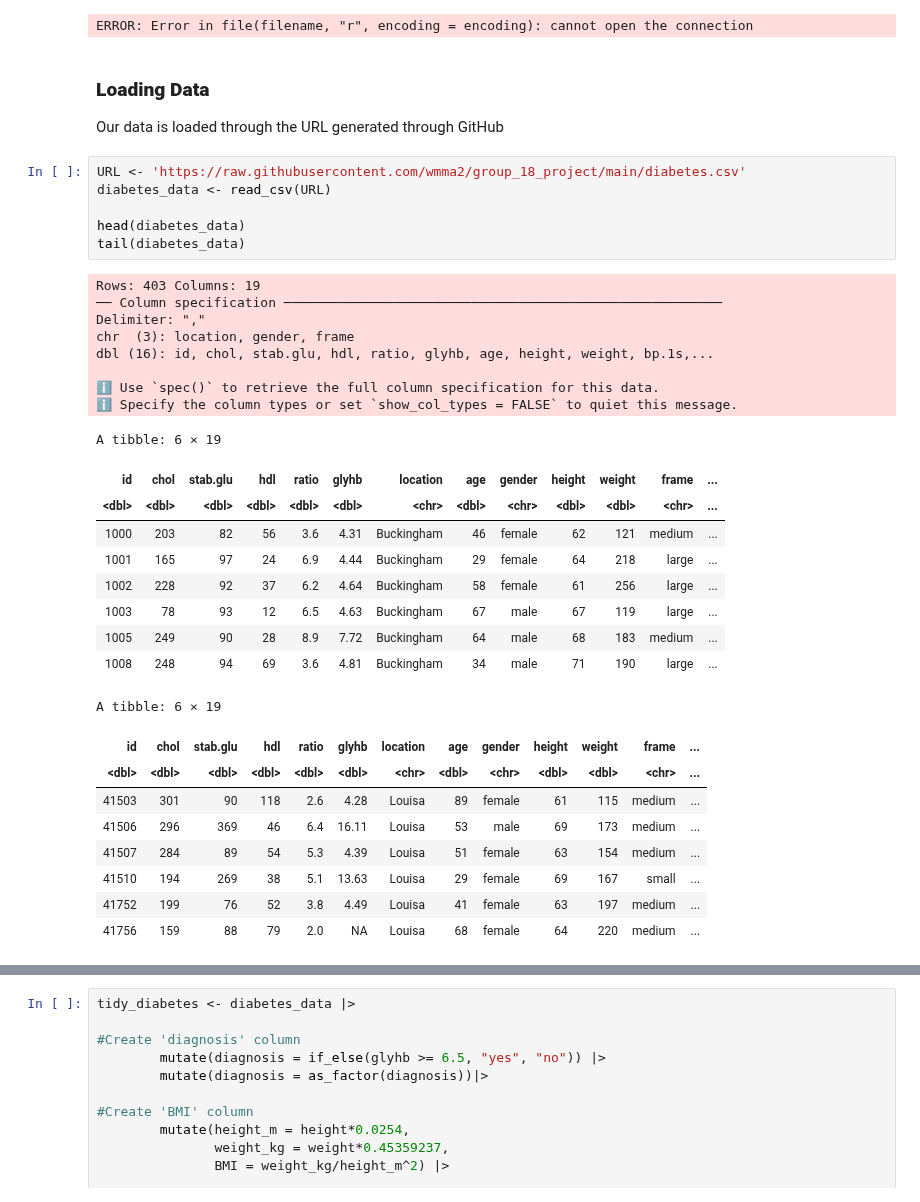
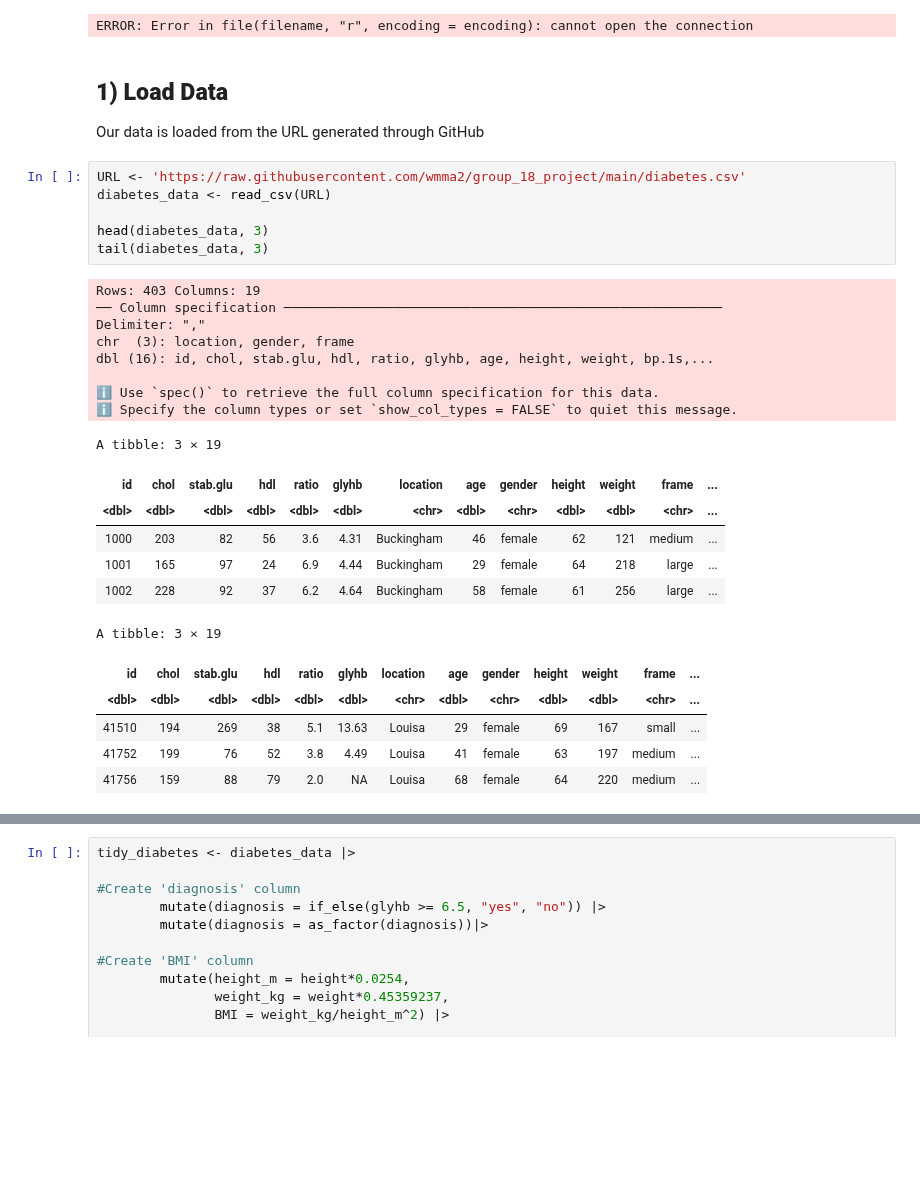
Before and after one commit to wmma2/group_18_project, a Jupyter notebook: Final_report.ipynb, the cells around one changed output, grey strips where cells are left out. Saved outputs shown, nothing was run; the diff lists cells and outputs as text; blank space fills up the shorter version.

Commit message:
formatted headings and subheadings, added step to data analysis

```diff
--- a/Final_report.ipynb
+++ b/Final_report.ipynb
@@ -72,39 +72,33 @@ Warning message in file(filename, "r", encoding = encoding):
 “cannot open file 'tests.R': No such file or directory”
 ERROR: Error in file(filename, "r", encoding = encoding): cannot open the connection
 # %% [markdown]
-### **Loading Data**
+## **1) Load Data**
 
-Our data is loaded through the URL generated through GitHub
+Our data is loaded from the URL generated through GitHub
 # %%
 URL <- 'https://raw.githubusercontent.com/wmma2/group_18_project/main/diabetes.csv'
 diabetes_data <- read_csv(URL)
 
-head(diabetes_data)
-tail(diabetes_data)
+head(diabetes_data, 3)
+tail(diabetes_data, 3)
 # %% [output]
 Rows: 403 Columns: 19
 ── Column specification ────────────────────────────────────────────────────────
 Delimiter: ","
 chr  (3): location, gender, frame
 dbl (16): id, chol, stab.glu, hdl, ratio, glyhb, age, height, weight, bp.1s,...
 
 ℹ Use `spec()` to retrieve the full column specification for this data.
 ℹ Specify the column types or set `show_col_types = FALSE` to quiet this message.
-A tibble: 6 × 19
+A tibble: 3 × 19
 | id | chol | stab.glu | hdl | ratio | glyhb | location | age | gender | height | weight | frame | ... |
 | <dbl> | <dbl> | <dbl> | <dbl> | <dbl> | <dbl> | <chr> | <dbl> | <chr> | <dbl> | <dbl> | <chr> | ... |
 | 1000 | 203 | 82 | 56 | 3.6 | 4.31 | Buckingham | 46 | female | 62 | 121 | medium | ... |
 | 1001 | 165 | 97 | 24 | 6.9 | 4.44 | Buckingham | 29 | female | 64 | 218 | large | ... |
 | 1002 | 228 | 92 | 37 | 6.2 | 4.64 | Buckingham | 58 | female | 61 | 256 | large | ... |
-| 1003 | 78 | 93 | 12 | 6.5 | 4.63 | Buckingham | 67 | male | 67 | 119 | large | ... |
-| 1005 | 249 | 90 | 28 | 8.9 | 7.72 | Buckingham | 64 | male | 68 | 183 | medium | ... |
-| 1008 | 248 | 94 | 69 | 3.6 | 4.81 | Buckingham | 34 | male | 71 | 190 | large | ... |
-A tibble: 6 × 19
+A tibble: 3 × 19
 | id | chol | stab.glu | hdl | ratio | glyhb | location | age | gender | height | weight | frame | ... |
 | <dbl> | <dbl> | <dbl> | <dbl> | <dbl> | <dbl> | <chr> | <dbl> | <chr> | <dbl> | <dbl> | <chr> | ... |
-| 41503 | 301 | 90 | 118 | 2.6 | 4.28 | Louisa | 89 | female | 61 | 115 | medium | ... |
-| 41506 | 296 | 369 | 46 | 6.4 | 16.11 | Louisa | 53 | male | 69 | 173 | medium | ... |
-| 41507 | 284 | 89 | 54 | 5.3 | 4.39 | Louisa | 51 | female | 63 | 154 | medium | ... |
 | 41510 | 194 | 269 | 38 | 5.1 | 13.63 | Louisa | 29 | female | 69 | 167 | small | ... |
 | 41752 | 199 | 76 | 52 | 3.8 | 4.49 | Louisa | 41 | female | 63 | 197 | medium | ... |
 | 41756 | 159 | 88 | 79 | 2.0 | NA | Louisa | 68 | female | 64 | 220 | medium | ... |
```
Also changed, not shown: parts of 24 cells of this notebook.
